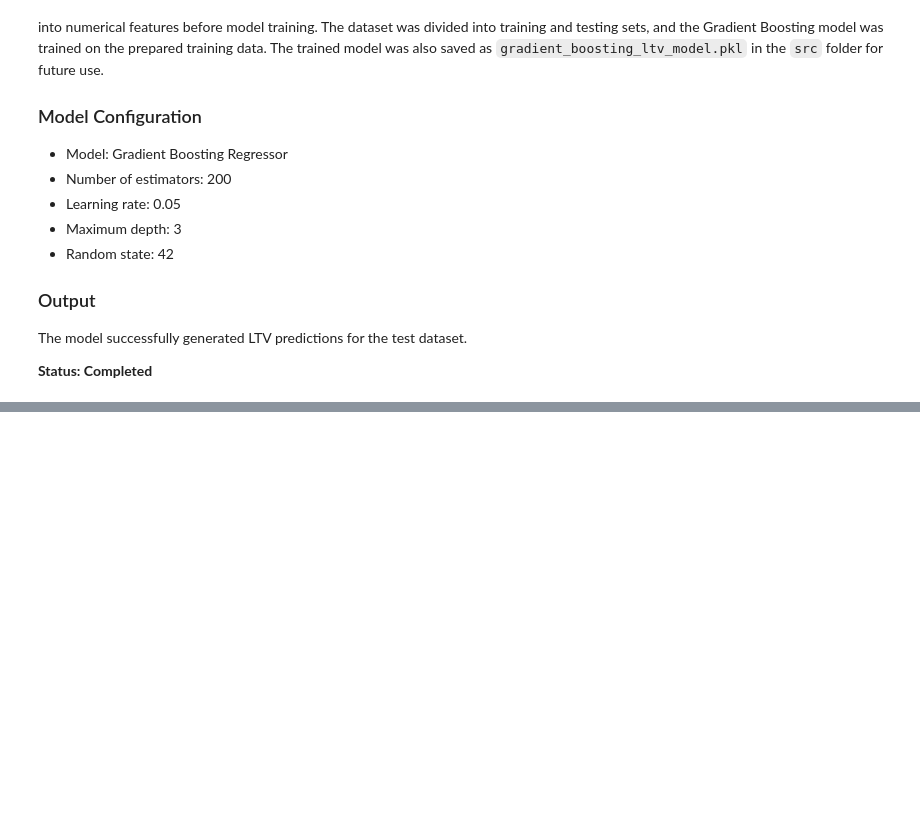
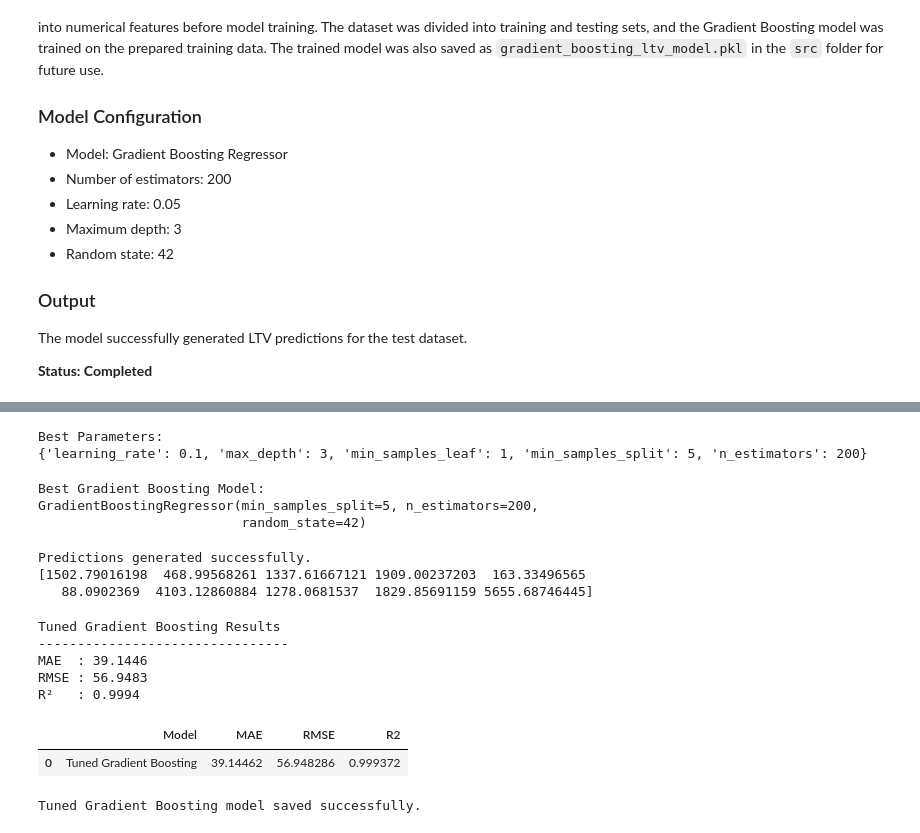
Before and after one commit to begamafreen8088-afk/zaalima-data-analytic, a Jupyter notebook: Notebooks/person2_eda.ipynb, the cells around one changed output, grey strips where cells are left out. Drawn from its saved outputs; the diff is of its cells as text; code cells hidden in the pictures; blank space fills up the shorter version.

```diff
--- a/Notebooks/person2_eda.ipynb
+++ b/Notebooks/person2_eda.ipynb
@@ -1878,0 +1995,11 @@ The model successfully generated LTV predictions for the test dataset.
+# %%
+grid_search = GridSearchCV(
+    estimator=gb_model,
+    param_grid=param_grid,
+    cv=5,
+    scoring="neg_mean_squared_error",
+    n_jobs=-1,
+    verbose=1
+)
+
+grid_search.fit(X_train, y_train)
@@ -1878,0 +2015,65 @@ The model successfully generated LTV predictions for the test dataset.
+# %%
+print("Best Parameters:")
+print(grid_search.best_params_)
+# %% [output]
+Best Parameters:
+{'learning_rate': 0.1, 'max_depth': 3, 'min_samples_leaf': 1, 'min_samples_split': 5, 'n_estimators': 200}
+# %%
+best_gb_model = grid_search.best_estimator_
+
+print("Best Gradient Boosting Model:")
+print(best_gb_model)
+# %% [output]
+Best Gradient Boosting Model:
+GradientBoostingRegressor(min_samples_split=5, n_estimators=200,
+                          random_state=42)
+# %%
+y_pred = best_gb_model.predict(X_test)
+
+print("Predictions generated successfully.")
+print(y_pred[:10])
+# %% [output]
+Predictions generated successfully.
+[1502.79016198  468.99568261 1337.61667121 1909.00237203  163.33496565
+   88.0902369  4103.12860884 1278.0681537  1829.85691159 5655.68746445]
+# %%
+mae = mean_absolute_error(y_test, y_pred)
+
+rmse = np.sqrt(
+    mean_squared_error(y_test, y_pred)
+)
+
+r2 = r2_score(y_test, y_pred)
+
+print("Tuned Gradient Boosting Results")
+print("--------------------------------")
+print(f"MAE  : {mae:.4f}")
+print(f"RMSE : {rmse:.4f}")
+print(f"R²   : {r2:.4f}")
+# %% [output]
+Tuned Gradient Boosting Results
+--------------------------------
+MAE  : 39.1446
+RMSE : 56.9483
+R²   : 0.9994
+# %%
+results = pd.DataFrame({
+    "Model": ["Tuned Gradient Boosting"],
+    "MAE": [mae],
+    "RMSE": [rmse],
+    "R2": [r2]
+})
+
+results
+# %% [output]
+|  | Model | MAE | RMSE | R2 |
+| 0 | Tuned Gradient Boosting | 39.14462 | 56.948286 | 0.999372 |
+# %%
+joblib.dump(
+    best_gb_model,
+    "../src/gradient_boosting_tuned_model.pkl"
+)
+
+print("Tuned Gradient Boosting model saved successfully.")
+# %% [output]
+Tuned Gradient Boosting model saved successfully.
```
Also changed, not shown: parts of 9 cells of this notebook, 1 other file.
